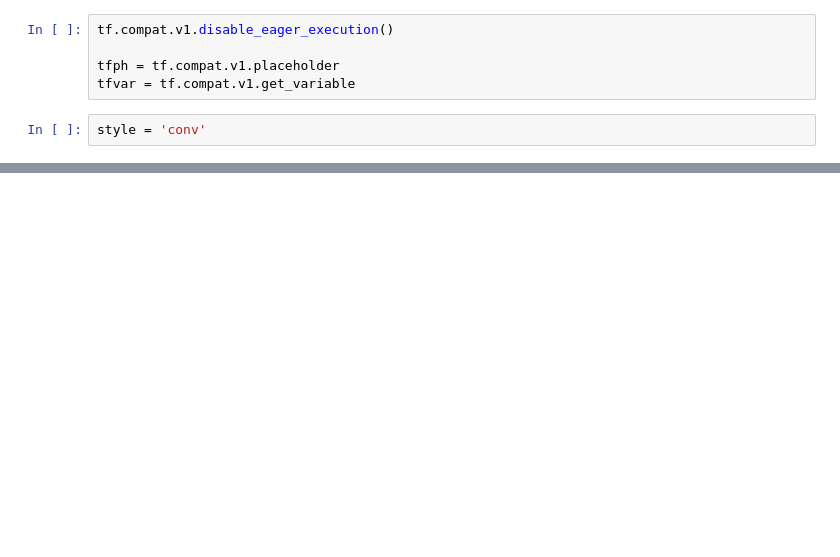
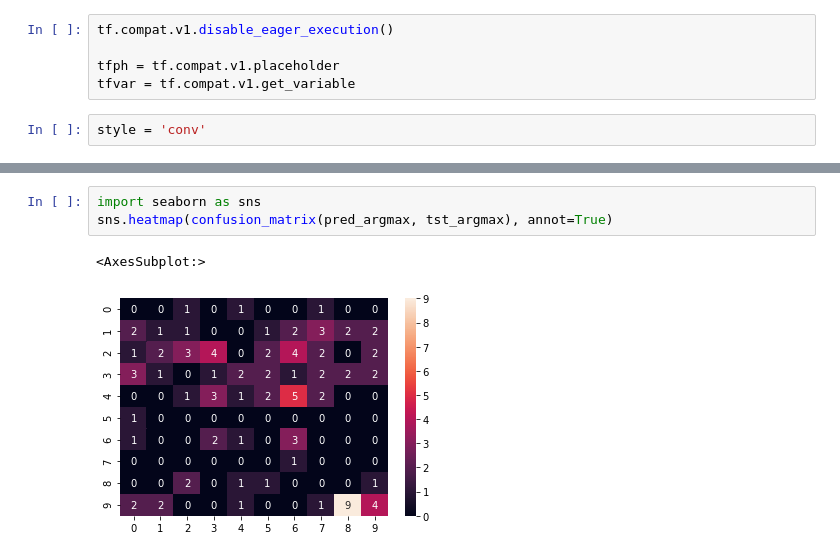
Before and after one commit to leedtan/Teaching, a Jupyter notebook: conv_v1.ipynb, the cells around one changed output, grey strips where cells are left out. Drawn from its saved outputs; the diff is of its cells as text; blank space fills up the shorter version.

```diff
--- a/conv_v1.ipynb
+++ b/conv_v1.ipynb
@@ -70,0 +160,6 @@ for i in range(1000):
+# %%
+import seaborn as sns
+sns.heatmap(confusion_matrix(pred_argmax, tst_argmax), annot=True)
+# %% [output]
+<AxesSubplot:>
+[figure, added]
```
Also changed, not shown: parts of 12 cells of this notebook, 1 other file.
